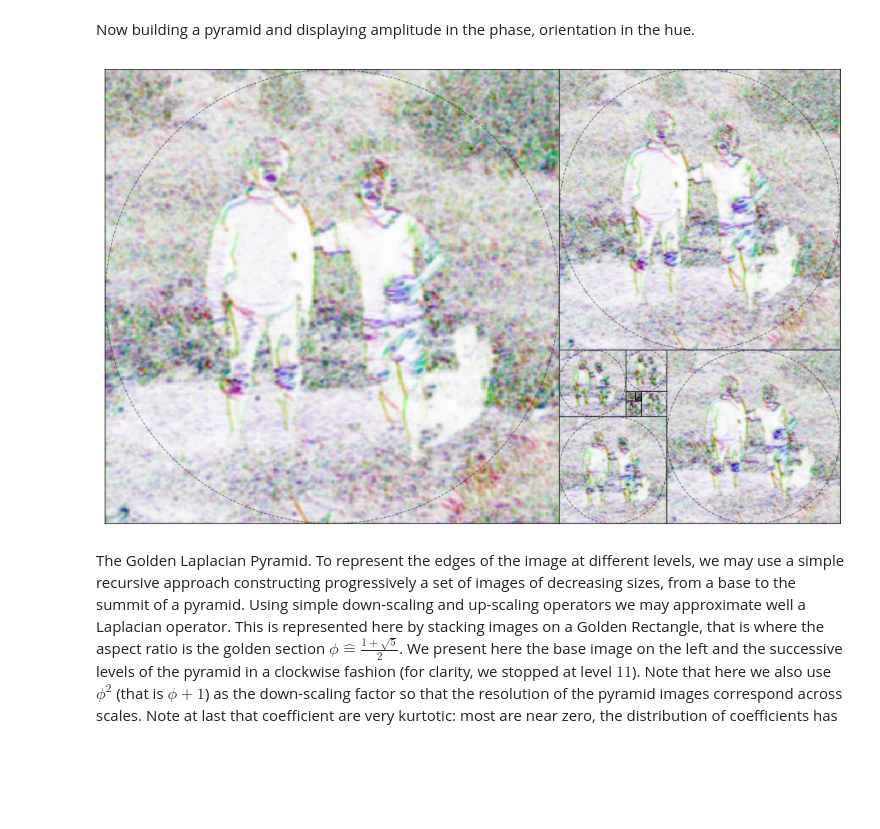
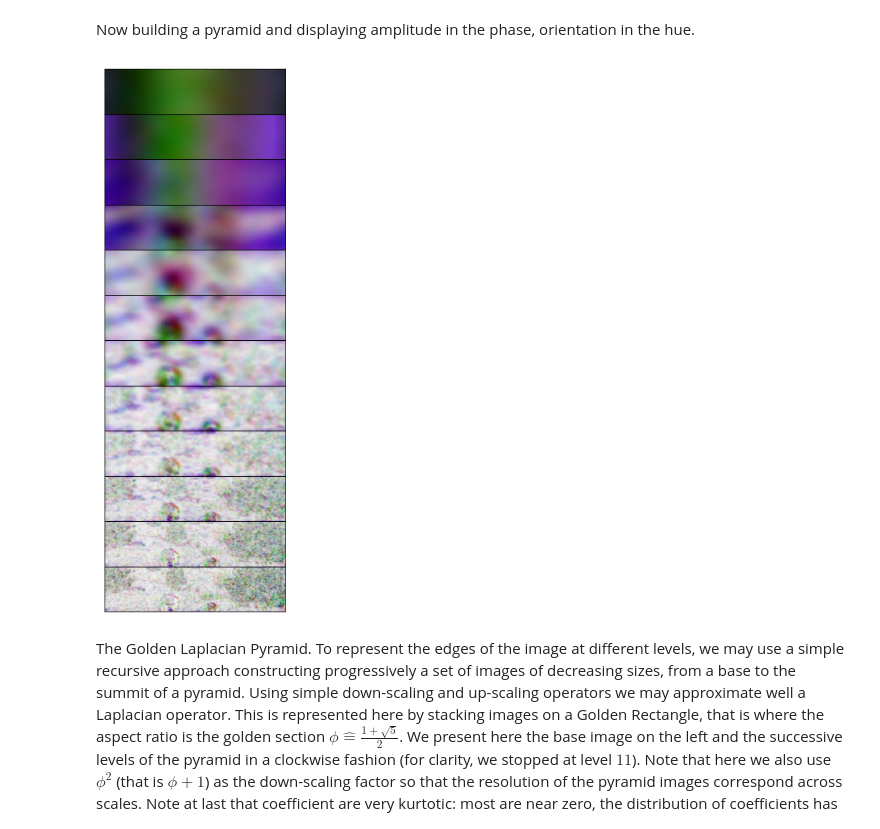
Before and after one commit to bicv/LogGabor, a Jupyter notebook: LogGabor_making-a-pyramid.ipynb, the cells around one changed output. Drawn from its saved outputs; the diff is of its cells as text; code cells hidden in the pictures; blank space fills up the shorter version.

Commit message:
allowing to plot an image pyramid as a column

```diff
--- a/LogGabor_making-a-pyramid.ipynb
+++ b/LogGabor_making-a-pyramid.ipynb
@@ -122,19 +122,21 @@ plt.tight_layout();
 Now building a pyramid and displaying amplitude in the phase, orientation in the hue.
 # %%
 opts= {'vmin':0., 'vmax':1., 'interpolation':'nearest', 'origin':'upper'}
+
+image = image[:image.shape[0]//4, :]
 
 lg = LogGabor(parameterfile)
 lg.set_size(image)
 phi = (np.sqrt(5) +1.)/2. # golden number
 lg.pe.base_levels = phi
 lg.init()
 
 C = lg.linear_pyramid(image)
-fig, axs = lg.golden_pyramid(C, mask=lg.pe.do_mask, spiral=True)
+fig, axs = lg.golden_pyramid(C, mask=False, spiral=False)
 
 if not(figpath is None): lg.savefig(fig, 'fig_log_gabor_filters_B', figpath=figpath)
 # %% [output]
-[figure, old version]
+[figure, new version]
 # %% [markdown]
 The Golden Laplacian Pyramid. To represent the edges of the image at different levels, we may use a simple recursive approach constructing progressively a set of images of decreasing sizes, from a base to the summit of a pyramid. Using simple down-scaling and up-scaling operators we may approximate well a Laplacian operator. This is represented here by stacking images on a Golden Rectangle, that is where the aspect ratio is the golden section $\phi \hat{=} \frac{1+\sqrt{5}}{2}$. We present here the base image on the left and the successive levels of the pyramid in a clockwise fashion (for clarity, we stopped at level $11$). Note that here we also use $\phi^2$ (that is $\phi+1$) as the down-scaling factor so that the resolution of the pyramid images correspond across scales. Note at last that coefficient are very kurtotic: most are near zero, the distribution of coefficients has long tails.
 
```
Also changed, not shown: parts of 2 cells of this notebook, 1 other file.
